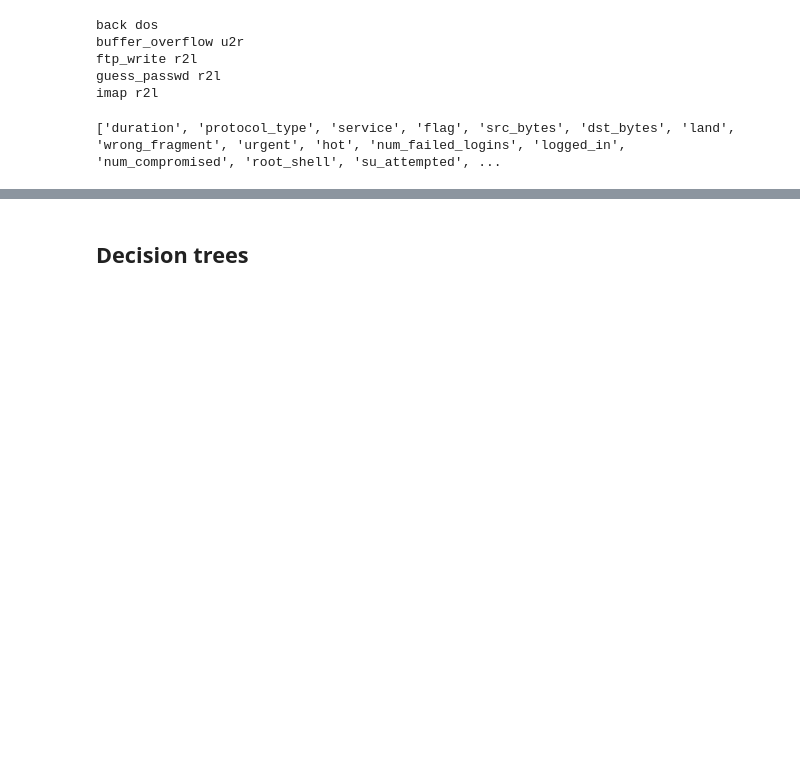
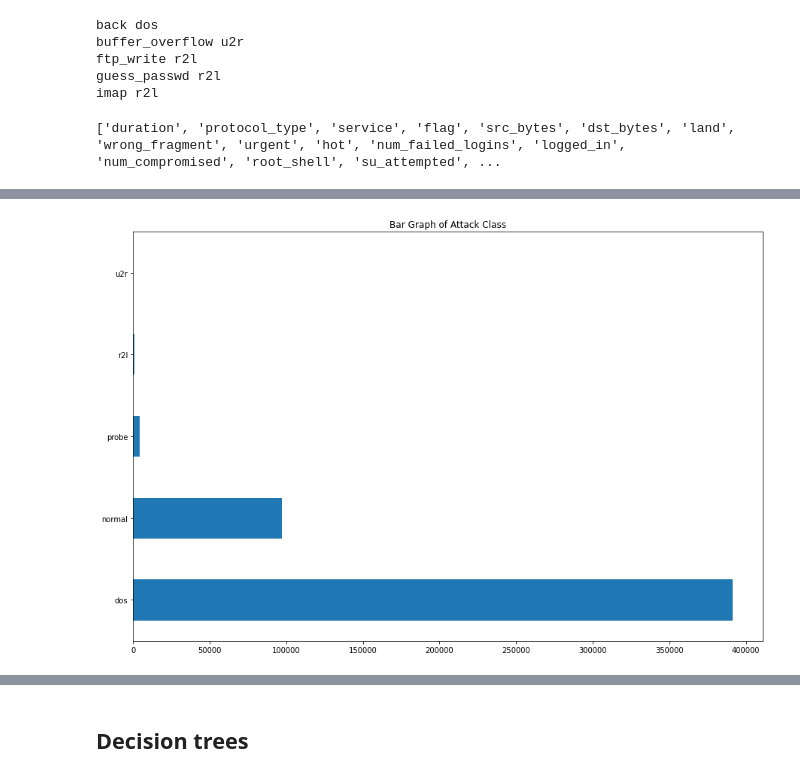
Before and after one commit to sblack4/binder-k99-analysis, a Jupyter notebook: index.ipynb, the cells around one changed output, grey strips where cells are left out. Cells and saved outputs as stored; diff of their text form; code cells hidden in the pictures; blank space fills up the shorter version.

```diff
--- a/index.ipynb
+++ b/index.ipynb
@@ -148,0 +161,7 @@ memory usage: 158.3+ MB
+# %%
+plt.figure(figsize=(15, 10))
+plt.title('Bar Graph of Attack Class')
+kdd99_10p_df['attack_class'].value_counts().plot(kind="barh")
+plt.show()
+# %% [output]
+[figure, added]
```
Also changed, not shown: parts of 29 cells of this notebook, 3 other files.
